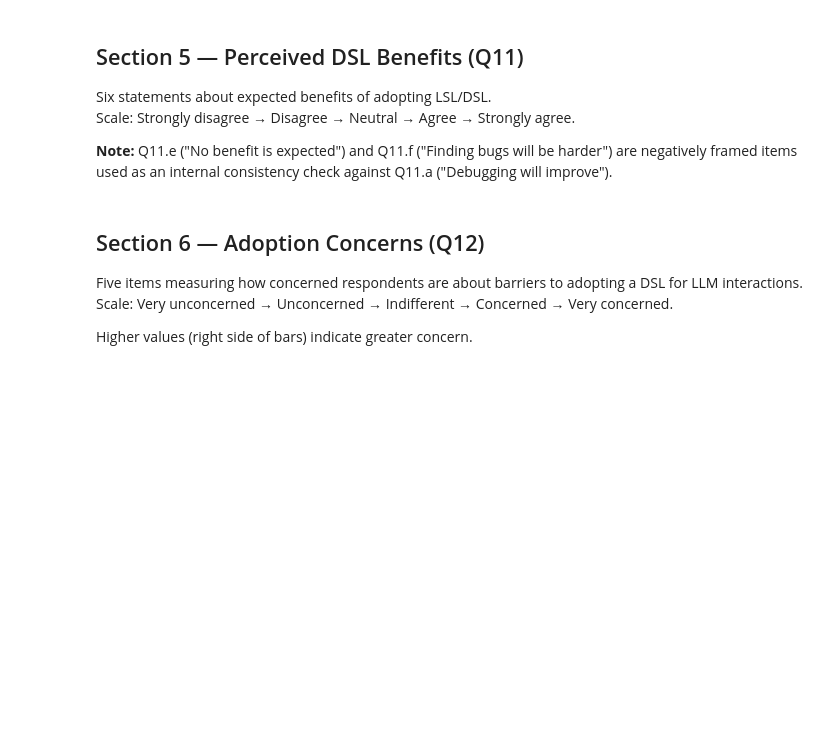
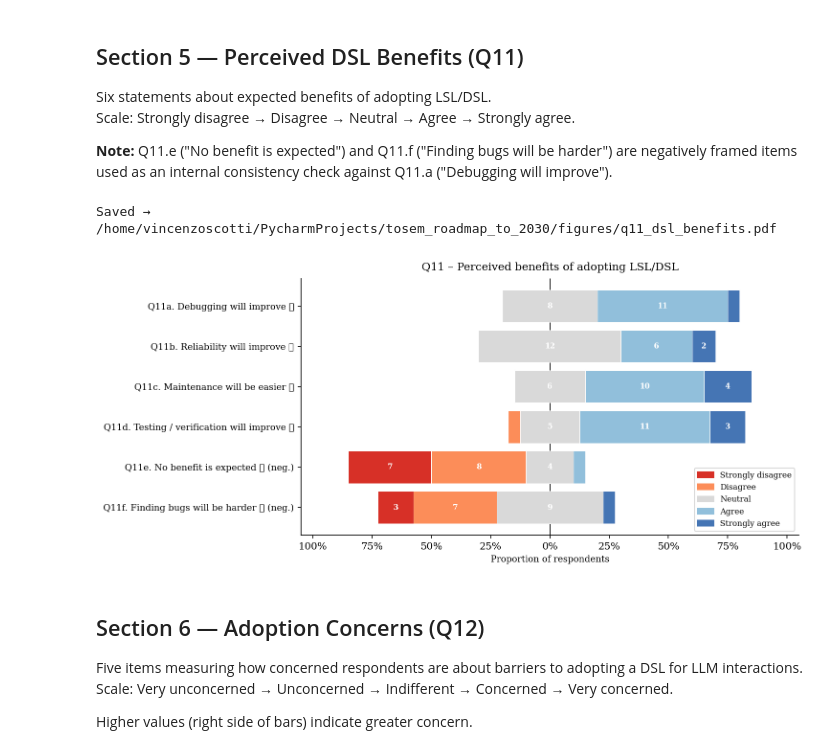
Before and after one commit to vincenzo-scotti/tosem_roadmap_to_2030, a Jupyter notebook: notebooks/visualizations.ipynb, the cells around one changed output. Cells and saved outputs as stored; diff of their text form; code cells hidden in the pictures; blank space fills up the shorter version.

```diff
--- a/notebooks/visualizations.ipynb
+++ b/notebooks/visualizations.ipynb
@@ -560,26 +627,34 @@ Scale: Strongly disagree → Disagree → Neutral → Agree → Strongly agree.
 # %%
 Q11_LABELS = [
     "Q11a. Debugging will improve ✓",
     "Q11b. Reliability will improve ✓",
     "Q11c. Maintenance will be easier ✓",
     "Q11d. Testing / verification will improve ✓",
     "Q11e. No benefit is expected ✗ (neg.)",
     "Q11f. Finding bugs will be harder ✗ (neg.)",
 ]
 Q11_CATS = BENEFIT5
 
 q11_counts = pd.DataFrame(
     {cat: [df[c].value_counts().get(cat, 0) for c in Q11_COLS] for cat in Q11_CATS},
     index=Q11_LABELS,
 )
 
-plot_diverging_stacked(
+ax = plot_diverging_stacked(
     q11_counts, Q11_CATS, DIV5_COLORS, Q11_LABELS,
     title="Q11 – Perceived benefits of adopting LSL/DSL",
     figsize=(10, None), neutral_idx=2,
 )
+# move legend to the right side
+ax.legend(
+    handles=[mpatches.Patch(color=c, label=l) for c, l in zip(DIV5_COLORS, Q11_CATS)],
+    loc="lower right", fontsize=8, framealpha=0.8, ncol=1, bbox_to_anchor=(1.0, 0.0),
+)
 savefig("q11_dsl_benefits.pdf")
 plt.show()
+# %% [output]
+Saved → /home/vincenzoscotti/PycharmProjects/tosem_roadmap_to_2030/figures/q11_dsl_benefits.pdf
+[figure, added]
 # %% [markdown]
 ## Section 6 — Adoption Concerns (Q12)
 
```
Also changed, not shown: parts of 16 cells of this notebook, 12 other files.
